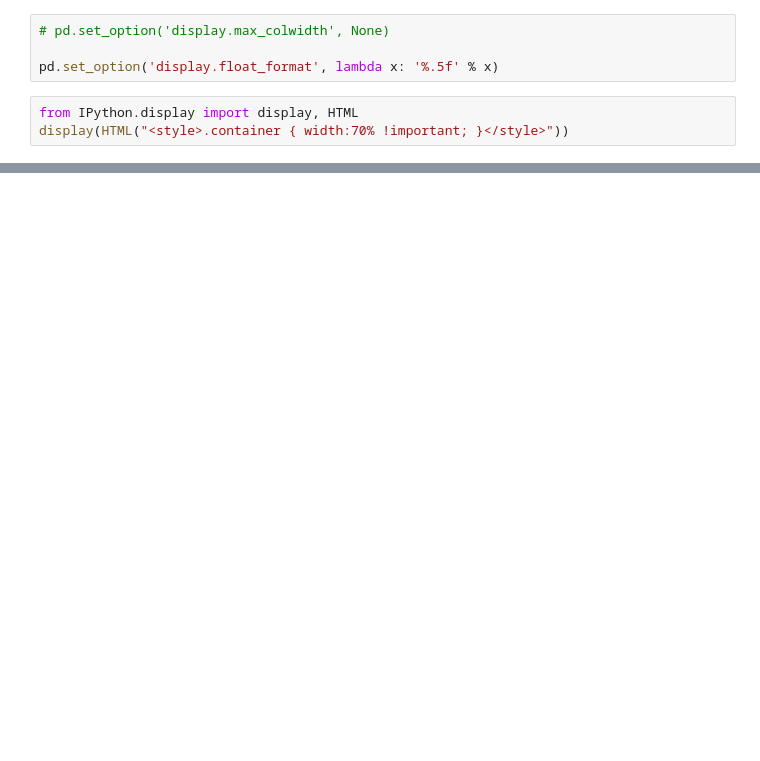
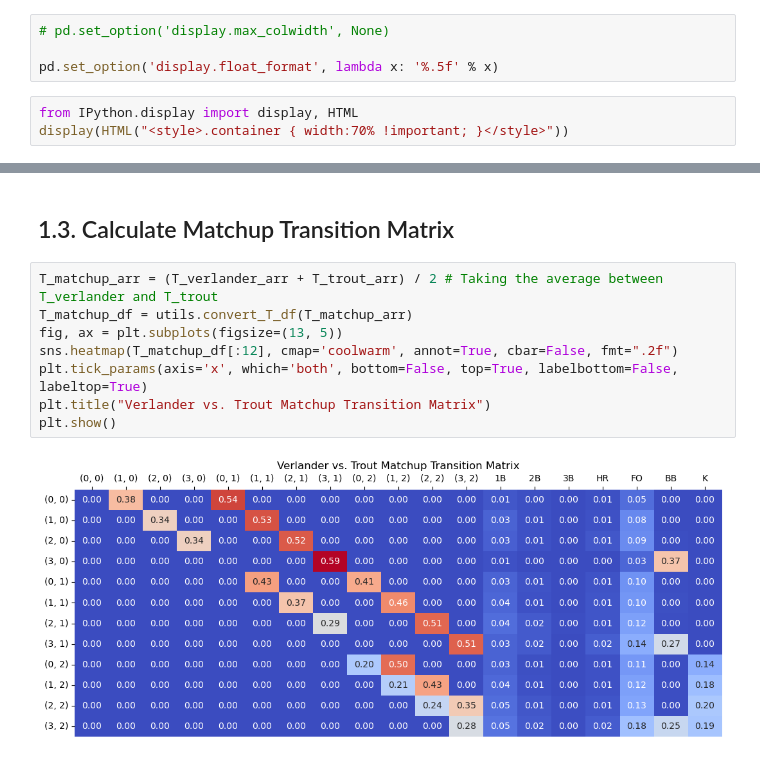
Before and after one commit to cj0121/baseball-markov, a Jupyter notebook: Python/markov_analysis.ipynb, the cells around one changed output, grey strips where cells are left out. Saved outputs shown, nothing was run; the diff lists cells and outputs as text; blank space fills up the shorter version.

```diff
--- a/Python/markov_analysis.ipynb
+++ b/Python/markov_analysis.ipynb
@@ -422,0 +81,12 @@ main.get_brier_score(pa_df[main.EVENT_LIST].values, P_rand)
+# %% [markdown]
+## 1.3. Calculate Matchup Transition Matrix
+# %%
+T_matchup_arr = (T_verlander_arr + T_trout_arr) / 2 # Taking the average between T_verlander and T_trout
+T_matchup_df = utils.convert_T_df(T_matchup_arr)
+fig, ax = plt.subplots(figsize=(13, 5))
+sns.heatmap(T_matchup_df[:12], cmap='coolwarm', annot=True, cbar=False, fmt=".2f")
+plt.tick_params(axis='x', which='both', bottom=False, top=True, labelbottom=False, labeltop=True)
+plt.title("Verlander vs. Trout Matchup Transition Matrix")
+plt.show()
+# %% [output]
+[figure, added]
```
Also changed, not shown: parts of 105 cells of this notebook, 18 other files.
